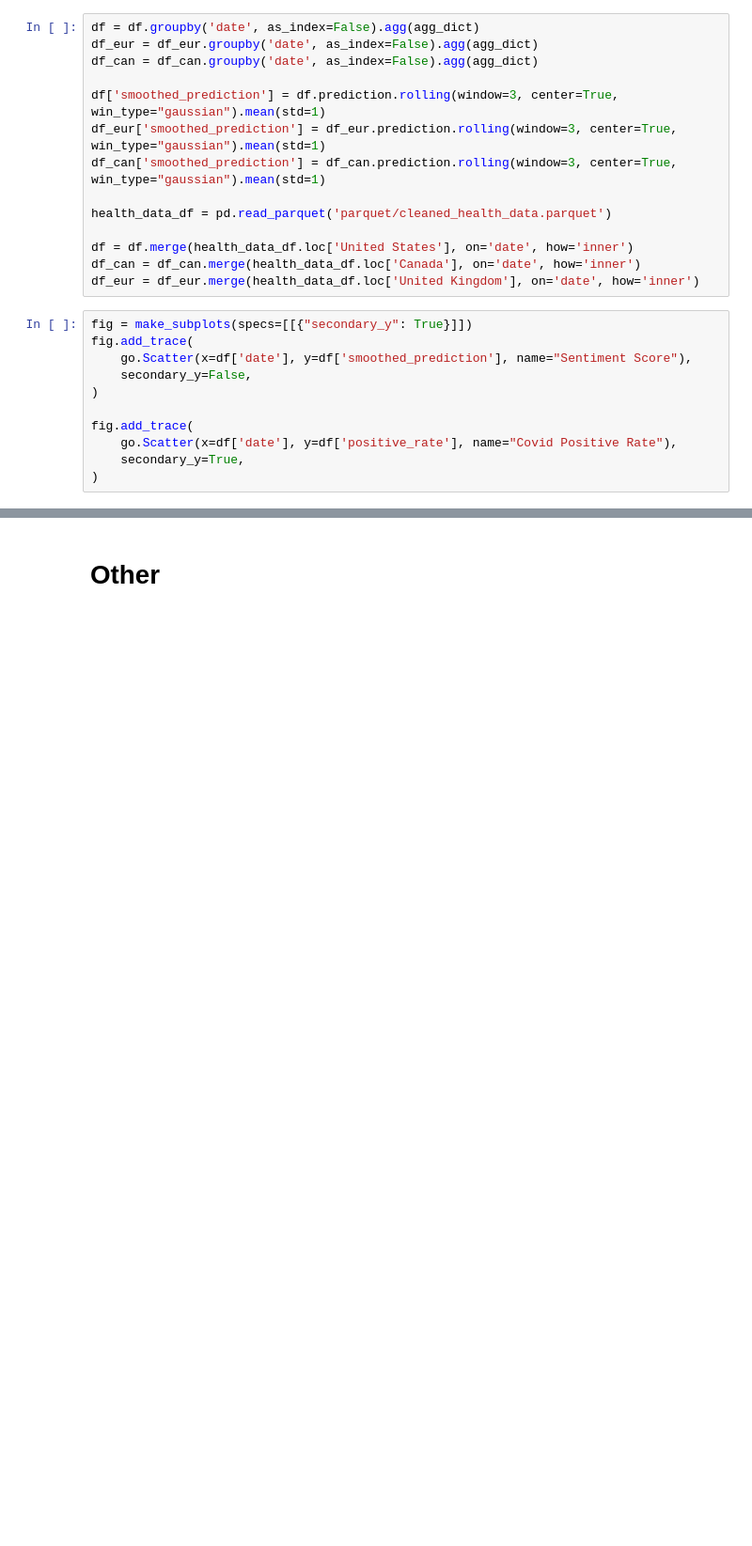
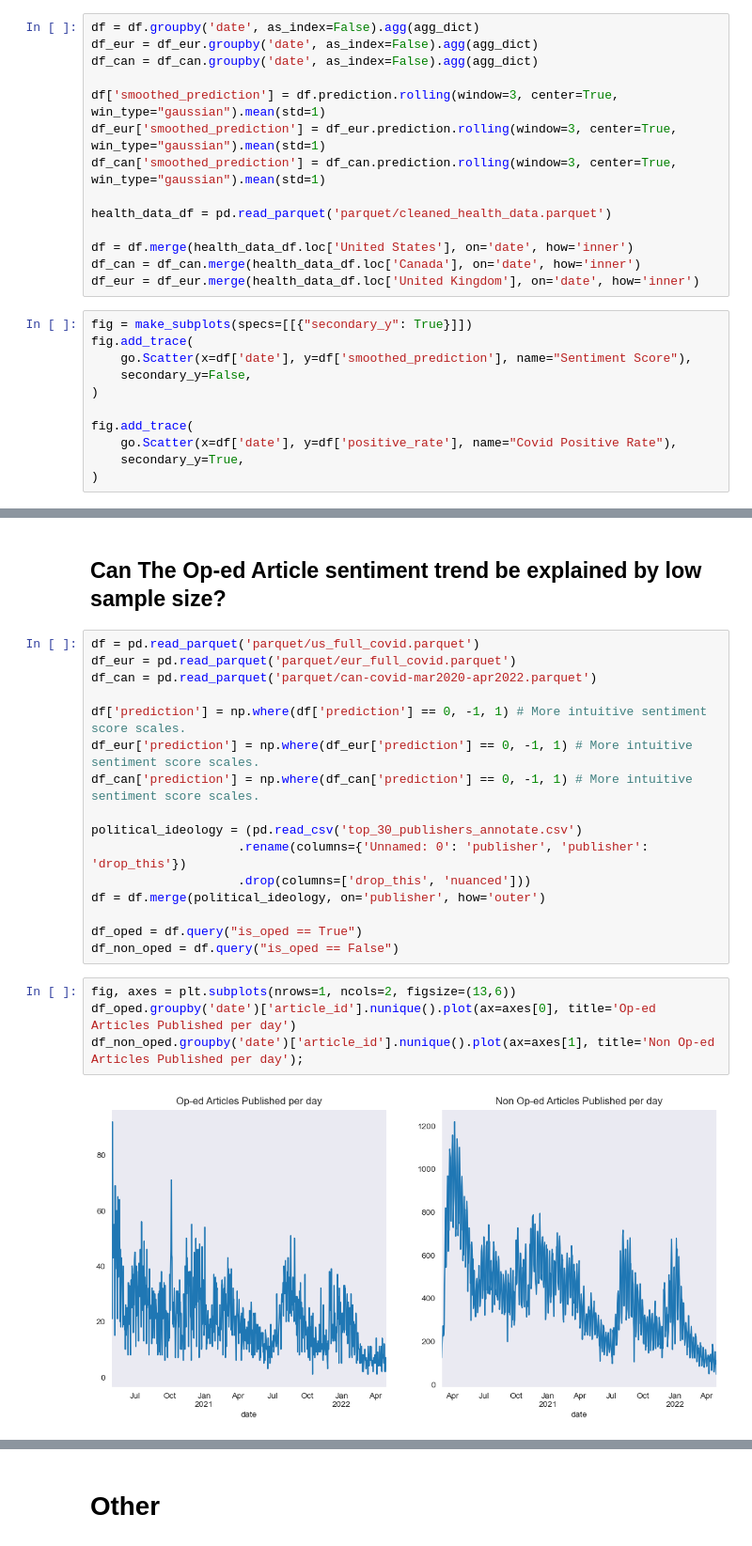
Before and after one commit to GabeNicholson/covid-news, a Jupyter notebook: covid_data_analysis.ipynb, the cells around one changed output, grey strips where cells are left out. Shown at 94% size. Drawn from its saved outputs; the diff is of its cells as text; blank space fills up the shorter version.

```diff
--- a/covid_data_analysis.ipynb
+++ b/covid_data_analysis.ipynb
@@ -374,0 +444,24 @@ fig.add_trace(
+# %% [markdown]
+## Can The Op-ed Article sentiment trend be explained by low sample size?
+# %%
+df = pd.read_parquet('parquet/us_full_covid.parquet')
+df_eur = pd.read_parquet('parquet/eur_full_covid.parquet')
+df_can = pd.read_parquet('parquet/can-covid-mar2020-apr2022.parquet')
+
+df['prediction'] = np.where(df['prediction'] == 0, -1, 1) # More intuitive sentiment score scales.
+df_eur['prediction'] = np.where(df_eur['prediction'] == 0, -1, 1) # More intuitive sentiment score scales.
+df_can['prediction'] = np.where(df_can['prediction'] == 0, -1, 1) # More intuitive sentiment score scales.
+
+political_ideology = (pd.read_csv('top_30_publishers_annotate.csv')
+                    .rename(columns={'Unnamed: 0': 'publisher', 'publisher': 'drop_this'})
+                    .drop(columns=['drop_this', 'nuanced']))
+df = df.merge(political_ideology, on='publisher', how='outer')
+
+df_oped = df.query("is_oped == True")
+df_non_oped = df.query("is_oped == False")
+# %%
+fig, axes = plt.subplots(nrows=1, ncols=2, figsize=(13,6))
+df_oped.groupby('date')['article_id'].nunique().plot(ax=axes[0], title='Op-ed Articles Published per day')
+df_non_oped.groupby('date')['article_id'].nunique().plot(ax=axes[1], title='Non Op-ed Articles Published per day');
+# %% [output]
+[figure, added]
```
Also changed, not shown: parts of 35 cells of this notebook, 2 other files.
